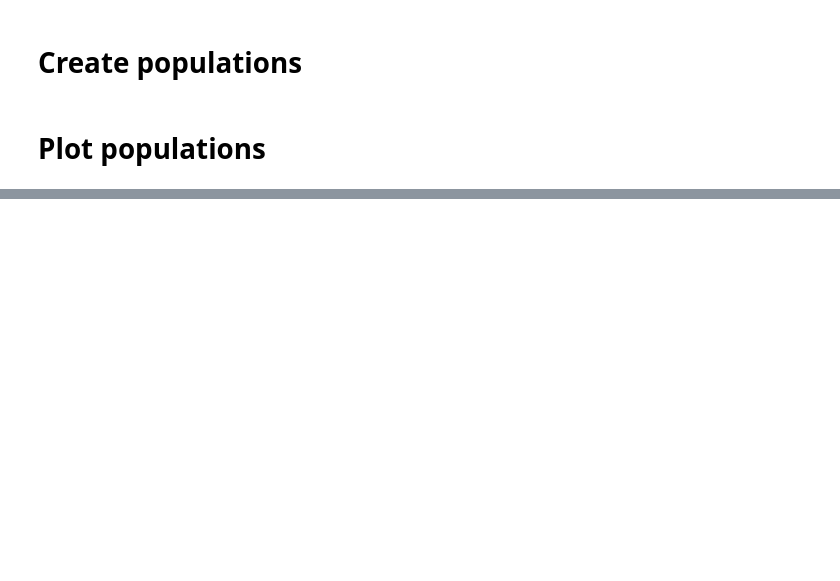
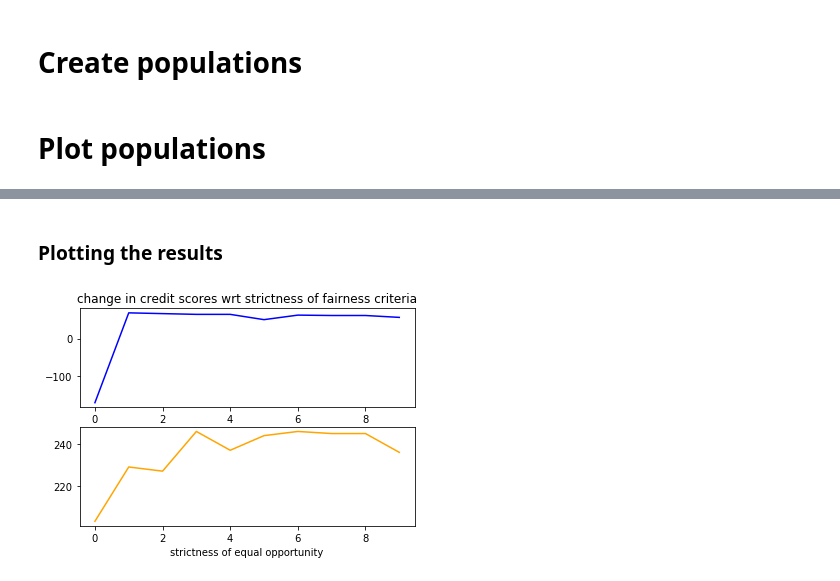
Before and after one commit to amorisot/AI-Fairness, a Jupyter notebook: is_enforcing_equalised_odds_good?.ipynb, the cells around one changed output, grey strips where cells are left out. Cells and saved outputs as stored; diff of their text form; code cells hidden in the pictures; blank space fills up the shorter version.

Commit message:
first results

```diff
--- a/is_enforcing_equalised_odds_good?.ipynb
+++ b/is_enforcing_equalised_odds_good?.ipynb
@@ -200,0 +203,2 @@ plt.show()
+# %%
+num_its = 10
@@ -200,0 +299,14 @@ plt.show()
+# %% [markdown]
+### Plotting the results
+# %%
+plt.subplot(211)
+plt.plot(credit_change_blues_eq_opt, "blue")
+plt.xlabel("strictness of equal opportunity")
+plt.title("change in credit scores wrt strictness of fairness criteria")
+plt.subplot(212)
+plt.plot(credit_change_oranges_eq_opt, "orange")
+plt.xlabel("strictness of equal opportunity")
+
+plt.show()
+# %% [output]
+[figure, added]
```
Also changed, not shown: parts of 37 cells of this notebook.
